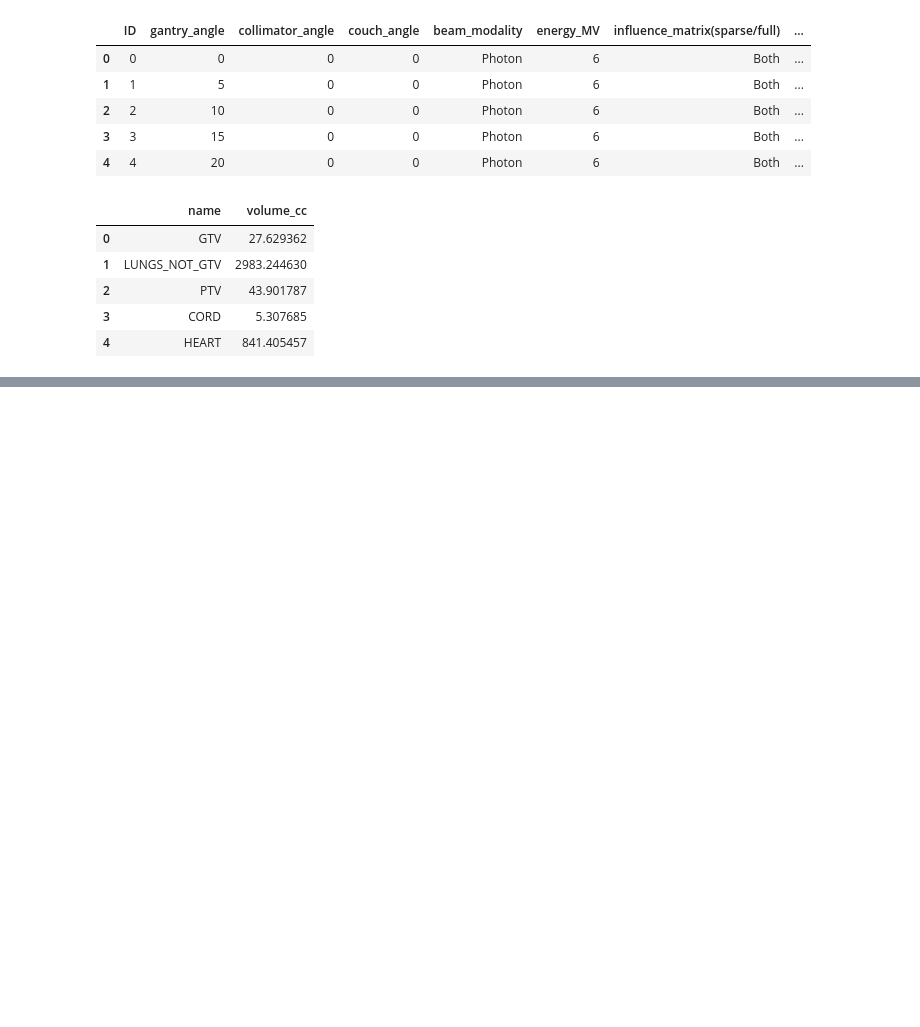
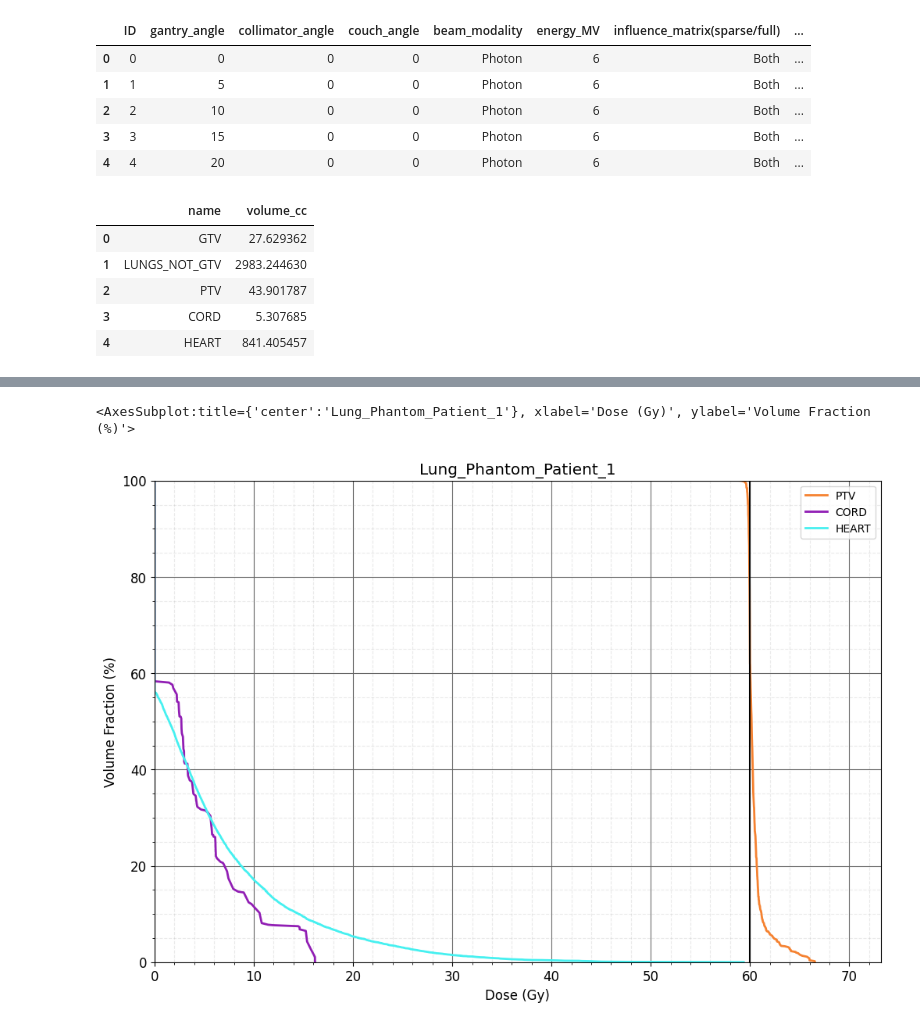
Before and after one commit to PortPy-Project/PortPy, a Jupyter notebook: examples/ex_1_introduction.ipynb, the cells around one changed output, grey strips where cells are left out. Cells and saved outputs as stored; diff of their text form; code cells hidden in the pictures; blank space fills up the shorter version.

```diff
--- a/examples/ex_1_introduction.ipynb
+++ b/examples/ex_1_introduction.ipynb
@@ -140,0 +191,9 @@ Constraints done
+# %%
+# plot dvh for the structures in the given list. Default dose_1d is in Gy and volume is in relative scale(%).
+struct_names = ['PTV', 'ESOPHAGUS', 'HEART', 'CORD']
+
+# plot dvh for the above structures
+pp.Visualization.plot_dvh(my_plan, sol=sol, struct_names=struct_names, title=data.patient_id)
+# %% [output]
+<AxesSubplot:title={'center':'Lung_Phantom_Patient_1'}, xlabel='Dose (Gy)', ylabel='Volume Fraction (%)'>
+[figure, added]
```
Also changed, not shown: parts of 26 cells of this notebook.
